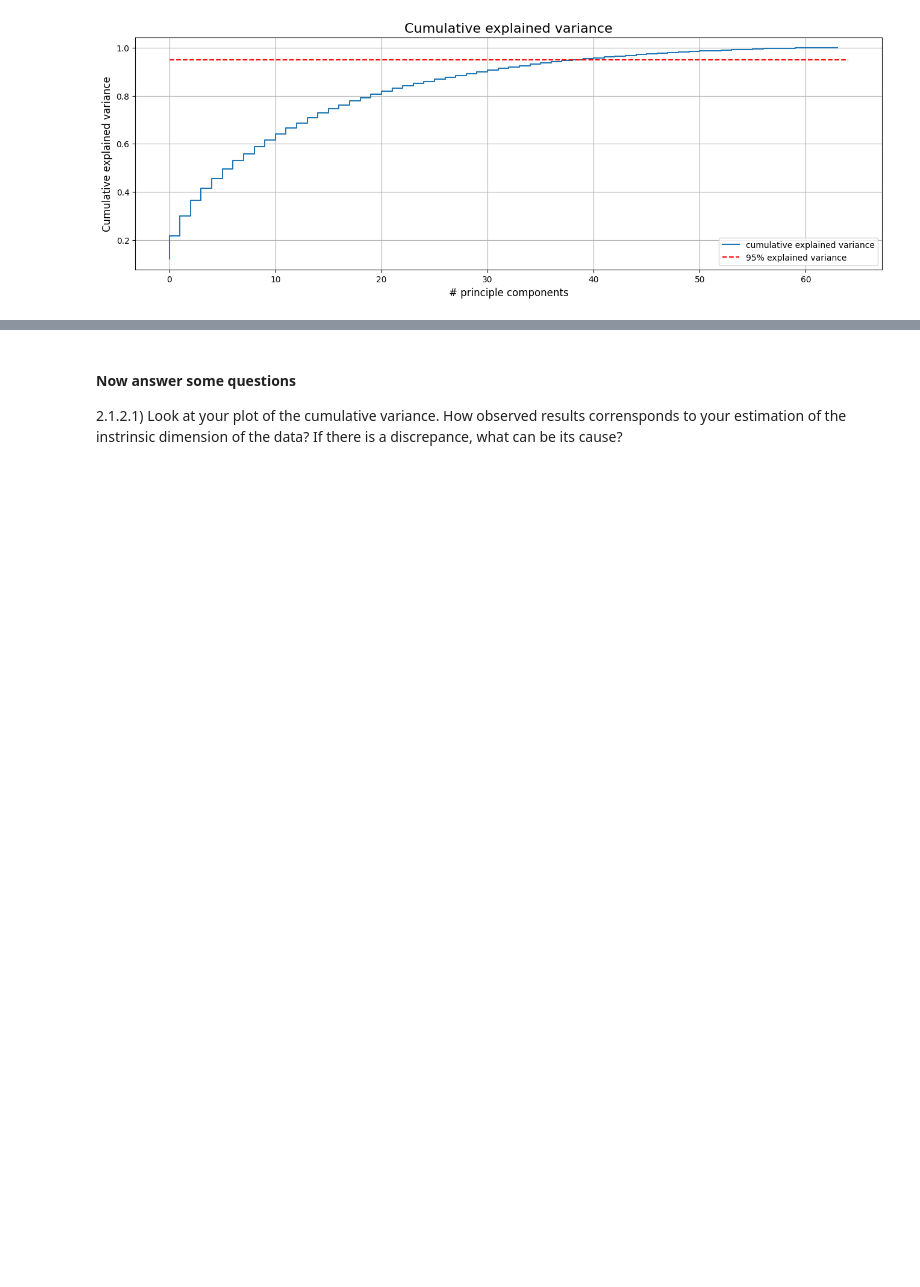
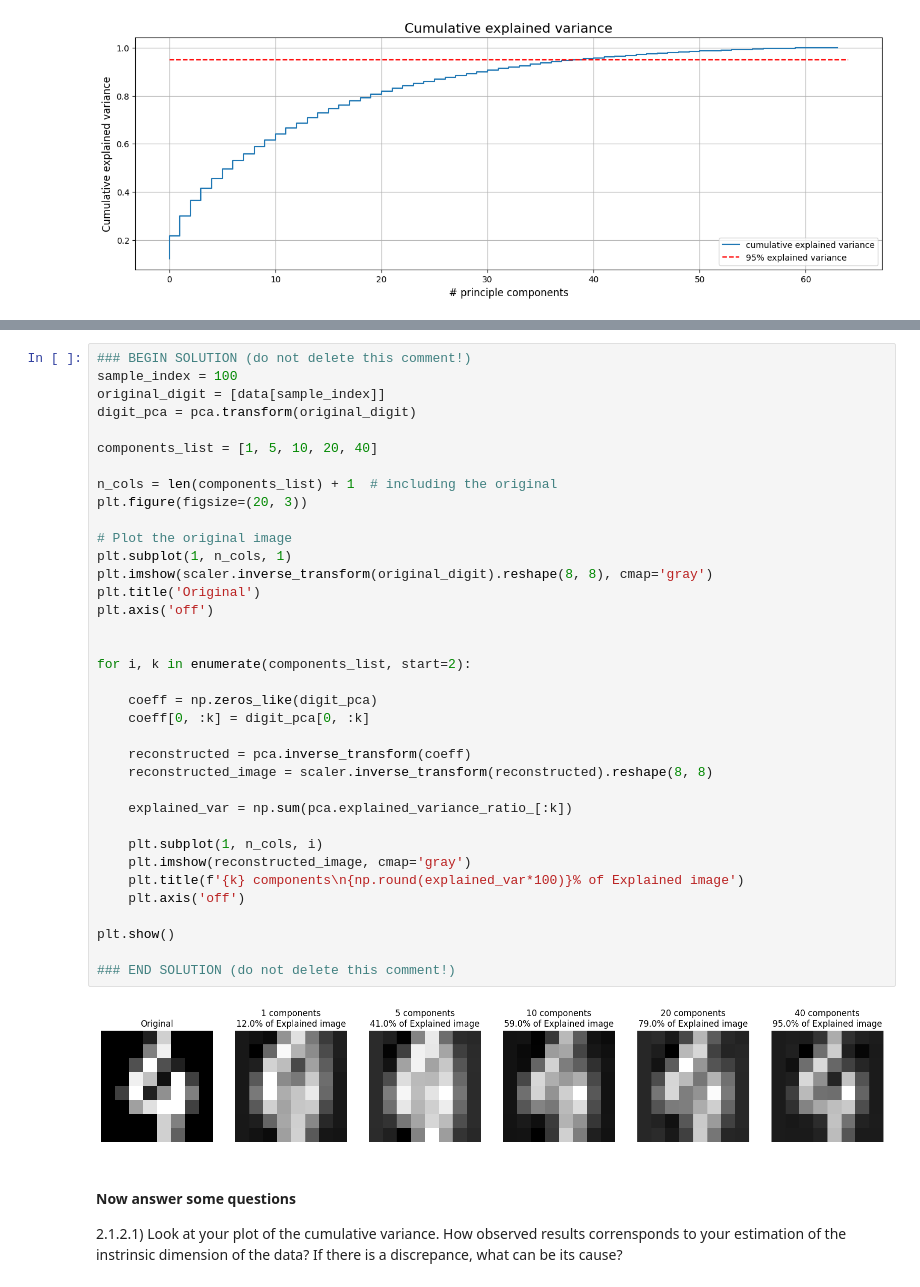
Before and after one commit to br0fire/Skoltech_ML, a Jupyter notebook: HW_2/HW02.ipynb, the cells around one changed output, grey strips where cells are left out. Cells and saved outputs as stored; diff of their text form; blank space fills up the shorter version.

```diff
--- a/HW_2/HW02.ipynb
+++ b/HW_2/HW02.ipynb
@@ -314,3 +300,41 @@ Expected output format
+# %%
+### BEGIN SOLUTION (do not delete this comment!)
+sample_index = 100
+original_digit = [data[sample_index]]
+digit_pca = pca.transform(original_digit)
+
+components_list = [1, 5, 10, 20, 40]
+
+n_cols = len(components_list) + 1  # including the original
+plt.figure(figsize=(20, 3))
+
+# Plot the original image
+plt.subplot(1, n_cols, 1)
+plt.imshow(scaler.inverse_transform(original_digit).reshape(8, 8), cmap='gray')
+plt.title('Original')
+plt.axis('off')
+
+
+for i, k in enumerate(components_list, start=2):
+
+    coeff = np.zeros_like(digit_pca)
+    coeff[0, :k] = digit_pca[0, :k]
+
+    reconstructed = pca.inverse_transform(coeff)
+    reconstructed_image = scaler.inverse_transform(reconstructed).reshape(8, 8)
+
+    explained_var = np.sum(pca.explained_variance_ratio_[:k])
+
+    plt.subplot(1, n_cols, i)
+    plt.imshow(reconstructed_image, cmap='gray')
+    plt.title(f'{k} components\n{np.round(explained_var*100)}% of Explained image')
+    plt.axis('off')
+
+plt.show()
+
+### END SOLUTION (do not delete this comment!)
+# %% [output]
+[figure, added]
 # %% [markdown]
 #### **Now answer some questions**
 
```
Also changed, not shown: parts of 35 cells of this notebook.
